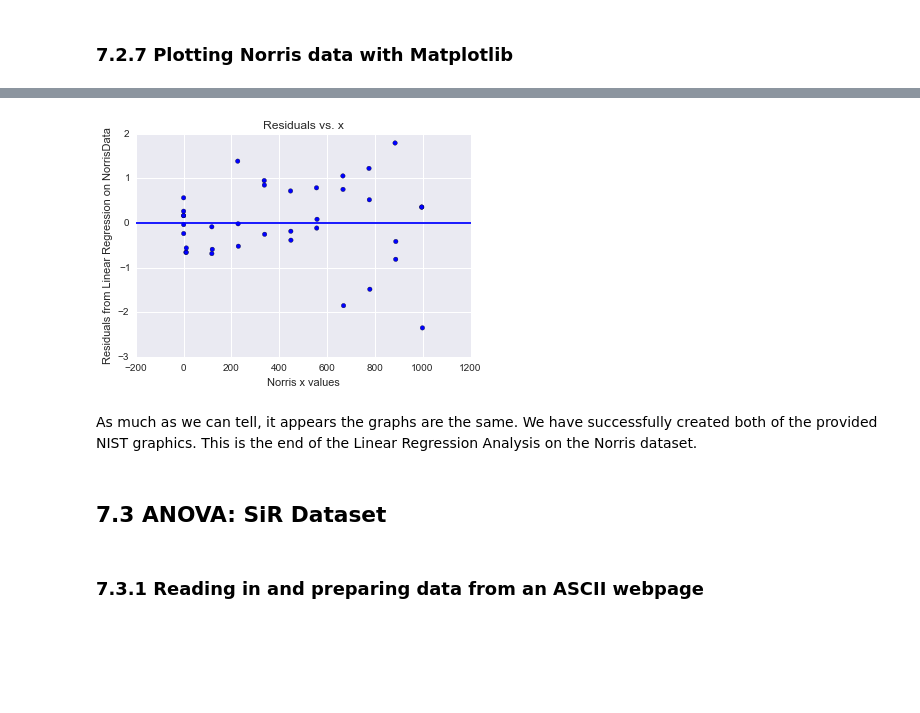
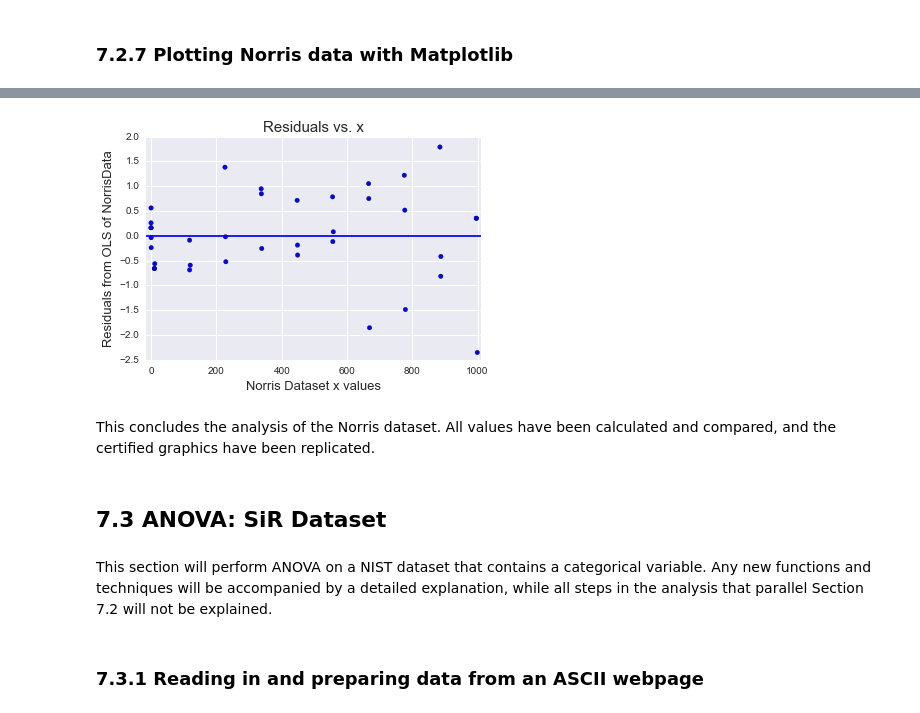
Before and after one commit to JeremyMMulcahey/IPythonNotebook, a Jupyter notebook: SeniorProject/SeniorProject.ipynb, the cells around one changed output, grey strips where cells are left out. Cells and saved outputs as stored; diff of their text form; code cells hidden in the pictures; blank space fills up the shorter version.

```diff
--- a/SeniorProject/SeniorProject.ipynb
+++ b/SeniorProject/SeniorProject.ipynb
@@ -994,22 +1000,28 @@ Looks good. Let's check the residual plot:
 
 <img src='images/norrisresid.PNG' align='left'>
 # %%
-#residual plot
+#plot the x values against the residuals from Section 7.2.3.
 plt.scatter(NorrisFrame['x'],NorrisLM.resid)
 
-#adds a horizontal line at y=0
+#add a horizontal line at y=0.
 plt.axhline()
-plt.xlabel('Norris x values')
-plt.ylabel('Residuals from Linear Regression on NorrisData')
 
-#adds a title
-plt.title('Residuals vs. x');
+#add title, x axis, and y axis labels.
+plt.xlabel('Norris Dataset x values', fontsize = 13)
+plt.ylabel('Residuals from OLS of NorrisData',fontsize = 13)
+plt.title('Residuals vs. x',fontsize = 15);
+
+#reduce the size of the plot to match the NIST graphic.
+plt.ylim(-2.5,2)
+plt.xlim(-15,1010);
 # %% [output]
-[figure, old version]
+[figure, new version]
-# %% [markdown]
-As much as we can tell, it appears the graphs are the same. We have successfully created both of the provided NIST graphics. This is the end of the Linear Regression Analysis on the Norris dataset.
+# %% [markdown]
+This concludes the analysis of the Norris dataset. All values have been calculated and compared, and the certified graphics have been replicated.
 # %% [markdown]
 ## 7.3 ANOVA: SiR Dataset
+# %% [markdown]
+This section will perform ANOVA on a NIST dataset that contains a categorical variable. Any new functions and techniques will be accompanied by a detailed explanation, while all steps in the analysis that parallel Section 7.2 will not be explained.
 # %% [markdown]
 ### 7.3.1 Reading in and preparing data from an ASCII webpage
 # %% [markdown]
```
Also changed, not shown: parts of 29 cells of this notebook.
